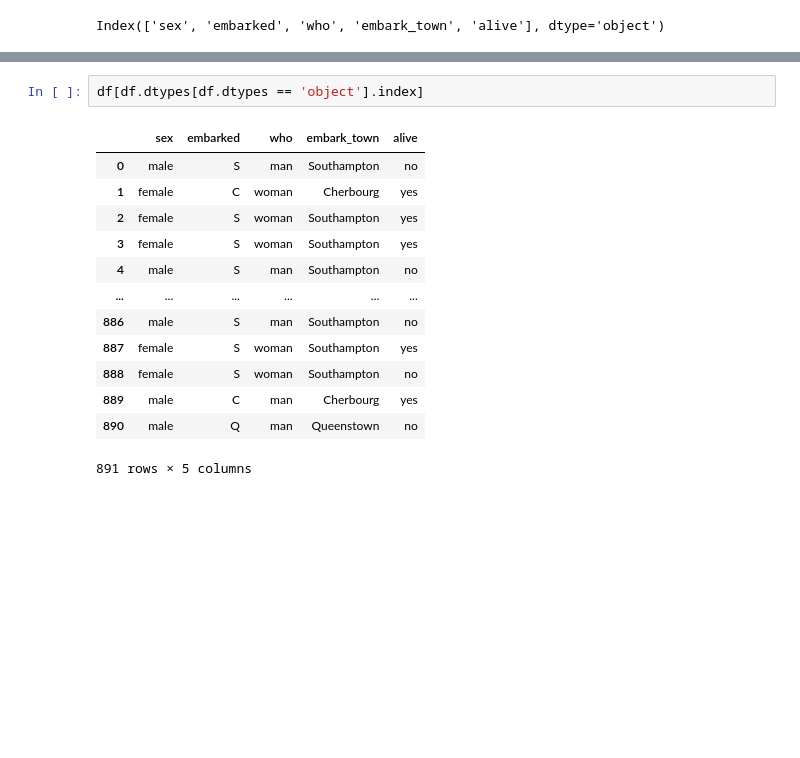
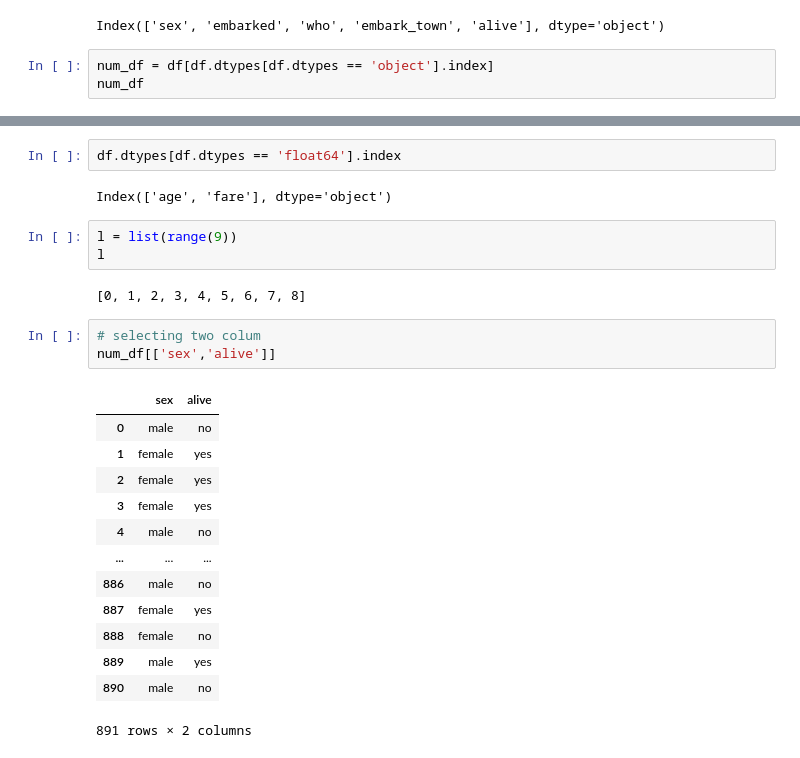
Before and after one commit to jeraldtj-3/python_snippets, a Jupyter notebook: pandas2.ipynb, the cells around one changed output, grey strips where cells are left out. Cells and saved outputs as stored; diff of their text form; blank space fills up the shorter version.

```diff
--- a/pandas2.ipynb
+++ b/pandas2.ipynb
@@ -148,3 +148,6 @@ dtype: object
 df.dtypes[df.dtypes == 'object'].index
 # %% [output]
 Index(['sex', 'embarked', 'who', 'embark_town', 'alive'], dtype='object')
+# %%
+num_df = df[df.dtypes[df.dtypes == 'object'].index]
+num_df
@@ -151,16 +176,26 @@ Index(['sex', 'embarked', 'who', 'embark_town', 'alive'], dtype='object')
 # %%
-df[df.dtypes[df.dtypes == 'object'].index]
+df.dtypes[df.dtypes == 'float64'].index
 # %% [output]
-|  | sex | embarked | who | embark_town | alive |
-| 0 | male | S | man | Southampton | no |
-| 1 | female | C | woman | Cherbourg | yes |
-| 2 | female | S | woman | Southampton | yes |
-| 3 | female | S | woman | Southampton | yes |
-| 4 | male | S | man | Southampton | no |
-| ... | ... | ... | ... | ... | ... |
-| 886 | male | S | man | Southampton | no |
-| 887 | female | S | woman | Southampton | yes |
-| 888 | female | S | woman | Southampton | no |
-| 889 | male | C | man | Cherbourg | yes |
-| 890 | male | Q | man | Queenstown | no |
-891 rows × 5 columns
+Index(['age', 'fare'], dtype='object')
+# %%
+l = list(range(9))
+l
+# %% [output]
+[0, 1, 2, 3, 4, 5, 6, 7, 8]
+# %%
+# selecting two colum
+num_df[['sex','alive']]
+# %% [output]
+|  | sex | alive |
+| 0 | male | no |
+| 1 | female | yes |
+| 2 | female | yes |
+| 3 | female | yes |
+| 4 | male | no |
+| ... | ... | ... |
+| 886 | male | no |
+| 887 | female | yes |
+| 888 | female | no |
+| 889 | male | yes |
+| 890 | male | no |
+891 rows × 2 columns
```
Also changed, not shown: parts of 29 cells of this notebook.
